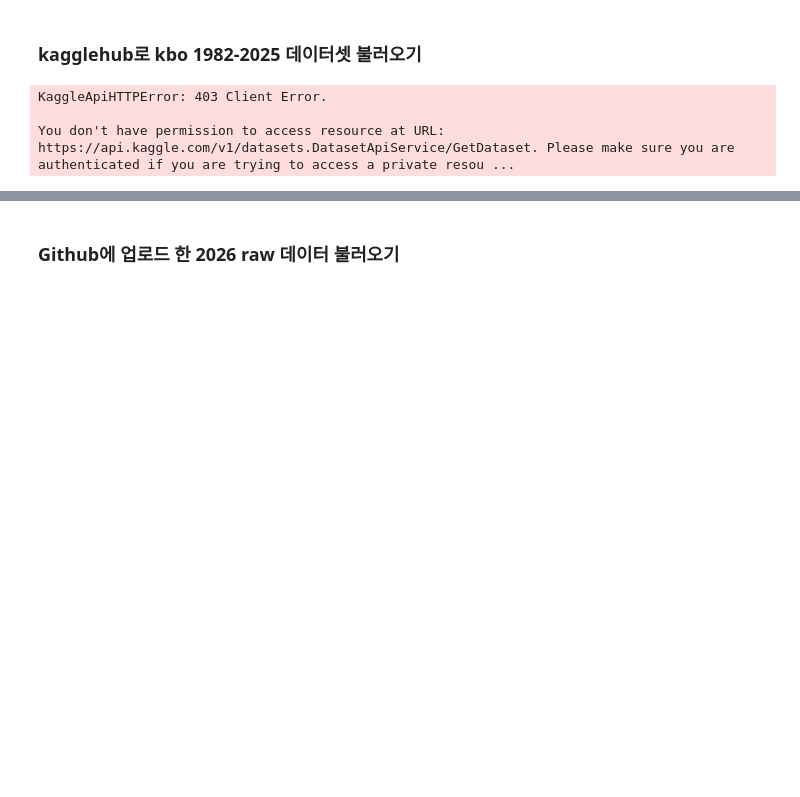
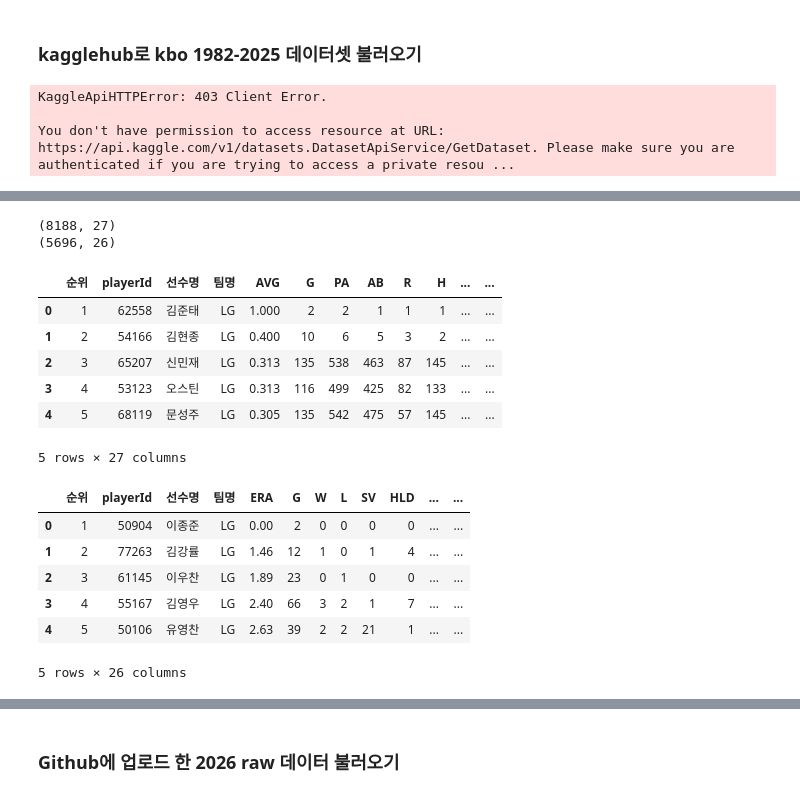
Before and after one commit to dohee-jin/data-mining-final-project, a Jupyter notebook: notebooks/kbo_analysis.ipynb, the cells around one changed output, grey strips where cells are left out. Cells and saved outputs as stored; diff of their text form; code cells hidden in the pictures; blank space fills up the shorter version.

```diff
--- a/notebooks/kbo_analysis.ipynb
+++ b/notebooks/kbo_analysis.ipynb
@@ -95,0 +126,18 @@ Using Colab cache for faster access to the 'kbo-player-dataset-by-regular-season
+# %%
+# Json 구조 확인
+import json
+
+with open(hitter_file, "r", encoding="utf-8") as f:
+    hitter_json = json.load(f)
+
+with open(pitcher_file, "r", encoding="utf-8") as f:
+    pitcher_json = json.load(f)
+
+print(type(hitter_json))
+print(type(pitcher_json))
+
+if isinstance(hitter_json, dict):
+    print(hitter_json.keys())
+
+if isinstance(pitcher_json, dict):
+    print(pitcher_json.keys())
@@ -95,0 +190,39 @@ Using Colab cache for faster access to the 'kbo-player-dataset-by-regular-season
+# %%
+from google.colab import files
+
+# 데이터프레임 생성
+hitter = pd.DataFrame(hitter_json["data"])
+pitcher = pd.DataFrame(pitcher_json["data"])
+
+print(hitter.shape)
+print(pitcher.shape)
+
+display(hitter.head())
+display(pitcher.head())
+
+# 데이터프레임 로컬 저장
+# 로컬 저장 후 깃허브에 직접 업로드 필요
+"""
+hitter.to_csv("kbo_hitter_stats_2000-2025.csv", index=False, encoding="utf-8-sig")
+pitcher.to_csv("kbo_pitcher_stats_2000-2025.csv", index=False, encoding="utf-8-sig")
+
+files.download("kbo_hitter_stats_2000-2025.csv")
+files.download("kbo_pitcher_stats_2000-2025.csv")
+"""
+# %% [output]
+(8188, 27)
+(5696, 26)
+|  | 순위 | playerId | 선수명 | 팀명 | AVG | G | PA | AB | R | H | ... | ... |
+| 0 | 1 | 62558 | 김준태 | LG | 1.000 | 2 | 2 | 1 | 1 | 1 | ... | ... |
+| 1 | 2 | 54166 | 김현종 | LG | 0.400 | 10 | 6 | 5 | 3 | 2 | ... | ... |
+| 2 | 3 | 65207 | 신민재 | LG | 0.313 | 135 | 538 | 463 | 87 | 145 | ... | ... |
+| 3 | 4 | 53123 | 오스틴 | LG | 0.313 | 116 | 499 | 425 | 82 | 133 | ... | ... |
+| 4 | 5 | 68119 | 문성주 | LG | 0.305 | 135 | 542 | 475 | 57 | 145 | ... | ... |
+5 rows × 27 columns
+|  | 순위 | playerId | 선수명 | 팀명 | ERA | G | W | L | SV | HLD | ... | ... |
+| 0 | 1 | 50904 | 이종준 | LG | 0.00 | 2 | 0 | 0 | 0 | 0 | ... | ... |
+| 1 | 2 | 77263 | 김강률 | LG | 1.46 | 12 | 1 | 0 | 1 | 4 | ... | ... |
+| 2 | 3 | 61145 | 이우찬 | LG | 1.89 | 23 | 0 | 1 | 0 | 0 | ... | ... |
+| 3 | 4 | 55167 | 김영우 | LG | 2.40 | 66 | 3 | 2 | 1 | 7 | ... | ... |
+| 4 | 5 | 50106 | 유영찬 | LG | 2.63 | 39 | 2 | 2 | 21 | 1 | ... | ... |
+5 rows × 26 columns
```
Also changed, not shown: parts of 20 cells of this notebook.
